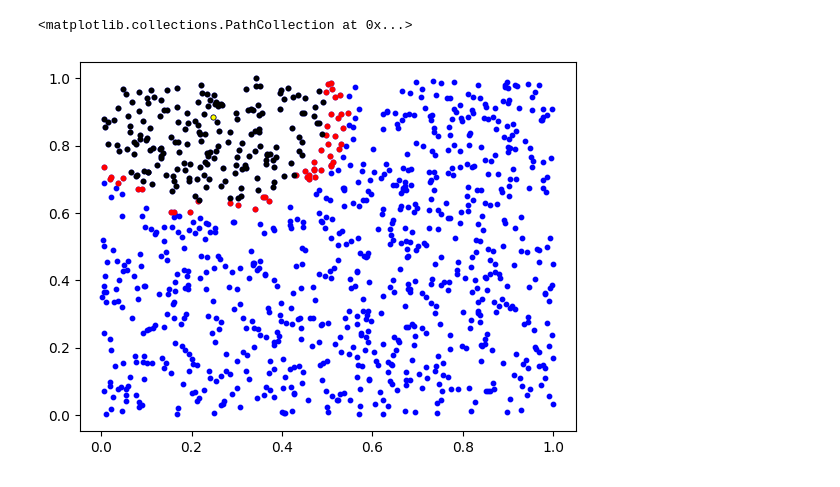
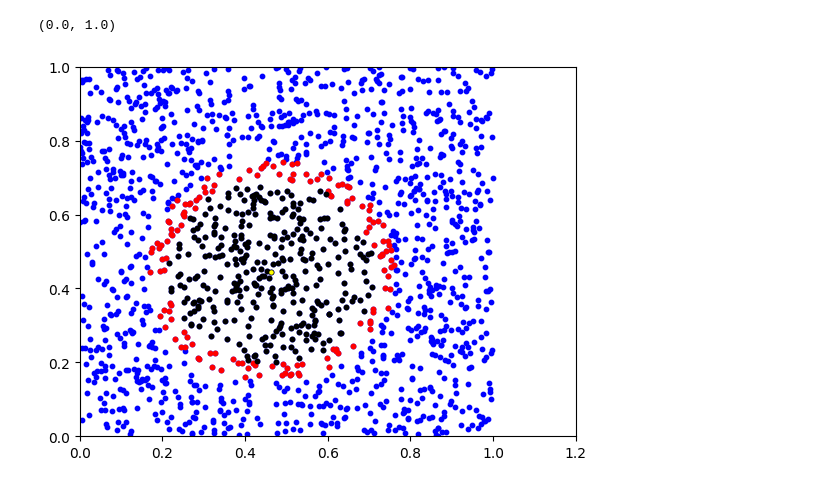
Before and after one commit to biswajit-github-2022/RKMVERI, a Jupyter notebook: IPYTHONNOTEBOOK/pds_class_16/pds_class_16.ipynb, the cells around one changed output. Drawn from its saved outputs; the diff is of its cells as text; code cells hidden in the pictures.

```diff
--- a/IPYTHONNOTEBOOK/pds_class_16/pds_class_16.ipynb
+++ b/IPYTHONNOTEBOOK/pds_class_16/pds_class_16.ipynb
@@ -21,36 +21,38 @@ import numpy as np
 import matplotlib.pyplot as plt
 
 #random data
-x =np.random.rand(1000)
-y = np.random.rand(1000)
+x =np.random.rand(1600)
+y = np.random.rand(1600)
 
 #reshaping for blocking
-x=x.reshape(1000,1)
-y=y.reshape(1000,1)
+x=x.reshape(1600,1)
+y=y.reshape(1600,1)
 #making pair
 A=np.block([x,y])
 #plotting points
 plt.scatter(x, y,color="blue",s=10)
 
 #radius
 r_in=0.25
 r_out=0.3
 #mid point
 B=A[999]
 
 #finding distance
 dist=np.sqrt((x-B[0])**2+(y-B[1])**2)
 
 #finding and plotting the ring
 points=np.logical_and(dist<r_out,dist>r_in)
 plt.scatter(x[points],y[points],color='red',s=10)
 
 #coloring inside points
 points_inside=dist<r_in
 plt.scatter(x[points_inside],y[points_inside],color='black',s=10)
 
 
 plt.scatter(B[0],B[1],color='yellow',s=5)
+plt.xlim(0,1.2)
+plt.ylim(0,1)
 # %% [output]
-<matplotlib.collections.PathCollection at 0x...>
+(0.0, 1.0)
-[figure, old version]
+[figure, new version]
```
